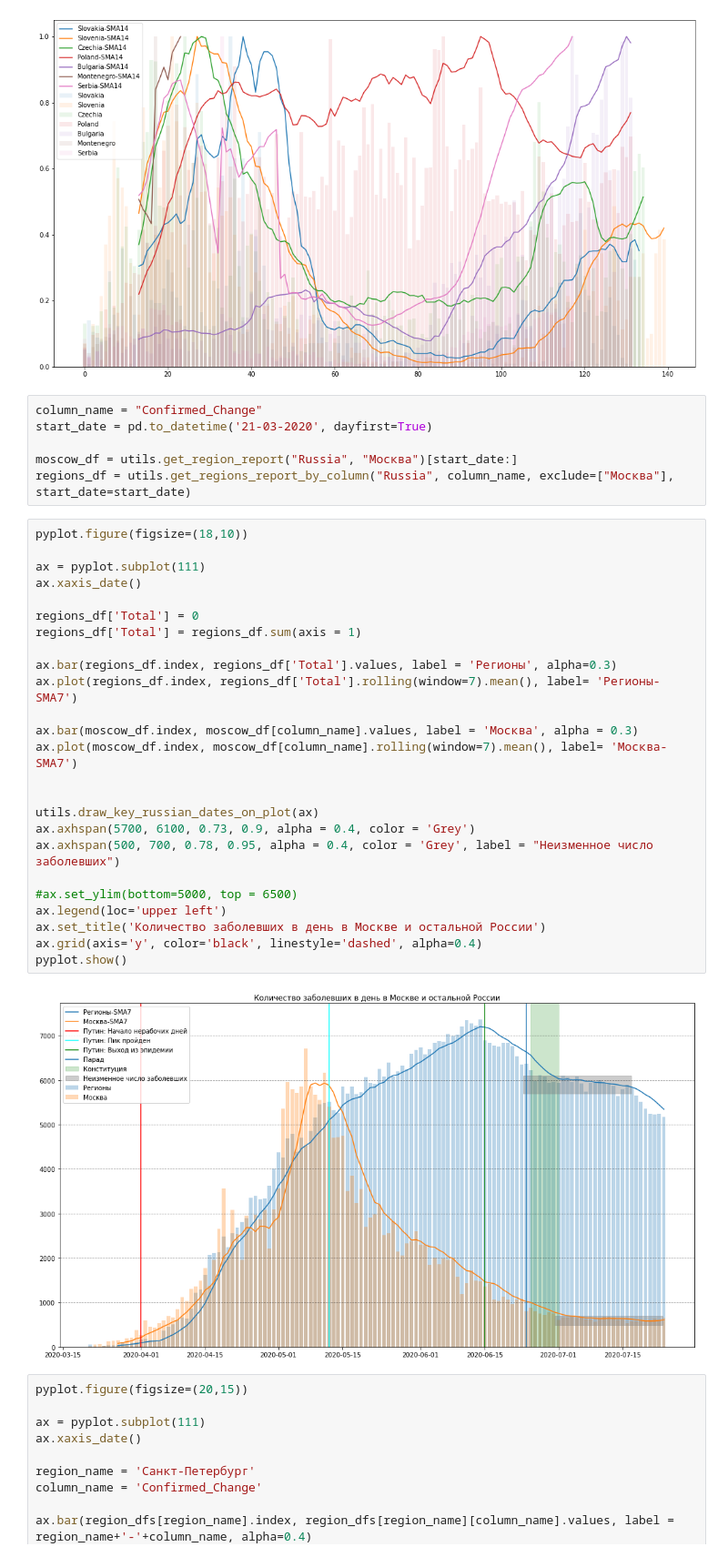
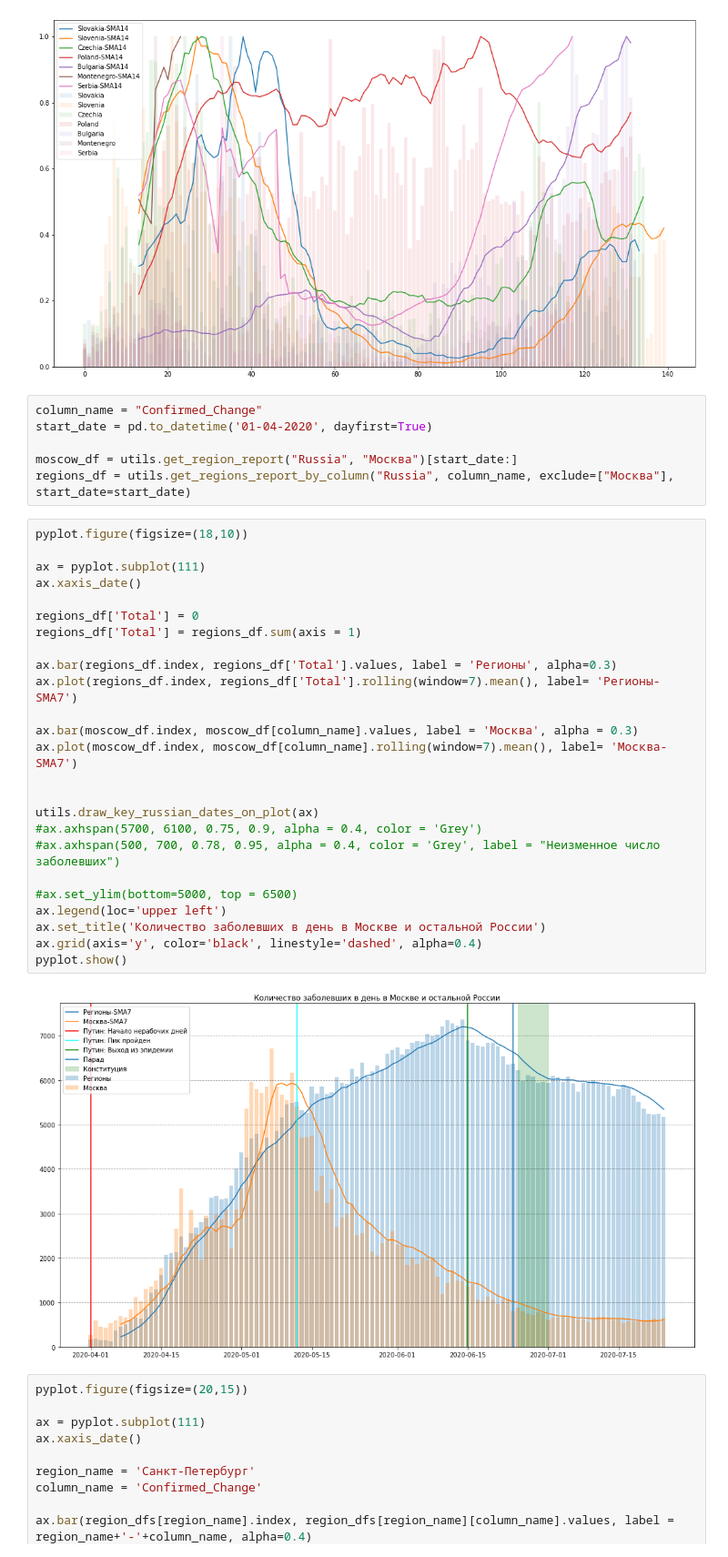
Before and after one commit to guest512/CovidSandbox, a Jupyter notebook: ReportsProcessing/ReportsProcessing.ipynb, the cells around one changed output. Shown at 91% size. Saved outputs shown, nothing was run; the diff lists cells and outputs as text.

```diff
--- a/ReportsProcessing/ReportsProcessing.ipynb
+++ b/ReportsProcessing/ReportsProcessing.ipynb
@@ -56,37 +57,37 @@ pyplot.show()
 [figure]
 # %%
 column_name = "Confirmed_Change"
-start_date = pd.to_datetime('21-03-2020', dayfirst=True)
+start_date = pd.to_datetime('01-04-2020', dayfirst=True)
 
 moscow_df = utils.get_region_report("Russia", "Москва")[start_date:]
 regions_df = utils.get_regions_report_by_column("Russia", column_name, exclude=["Москва"], start_date=start_date)
 # %%
 pyplot.figure(figsize=(18,10))
 
 ax = pyplot.subplot(111)
 ax.xaxis_date()
 
 regions_df['Total'] = 0
 regions_df['Total'] = regions_df.sum(axis = 1)
 
 ax.bar(regions_df.index, regions_df['Total'].values, label = 'Регионы', alpha=0.3)
 ax.plot(regions_df.index, regions_df['Total'].rolling(window=7).mean(), label= 'Регионы-SMA7')
 
 ax.bar(moscow_df.index, moscow_df[column_name].values, label = 'Москва', alpha = 0.3)
 ax.plot(moscow_df.index, moscow_df[column_name].rolling(window=7).mean(), label= 'Москва-SMA7')
 
 
 utils.draw_key_russian_dates_on_plot(ax)
-ax.axhspan(5700, 6100, 0.73, 0.9, alpha = 0.4, color = 'Grey')
-ax.axhspan(500, 700, 0.78, 0.95, alpha = 0.4, color = 'Grey', label = "Неизменное число заболевших")
+#ax.axhspan(5700, 6100, 0.75, 0.9, alpha = 0.4, color = 'Grey')
+#ax.axhspan(500, 700, 0.78, 0.95, alpha = 0.4, color = 'Grey', label = "Неизменное число заболевших")
 
 #ax.set_ylim(bottom=5000, top = 6500)
 ax.legend(loc='upper left')
 ax.set_title('Количество заболевших в день в Москве и остальной России')
 ax.grid(axis='y', color='black', linestyle='dashed', alpha=0.4)
 pyplot.show()
 # %% [output]
-[figure, old version]
+[figure, new version]
 # %%
 pyplot.figure(figsize=(20,15))
 
```
Also changed, not shown: parts of 2 cells of this notebook.
